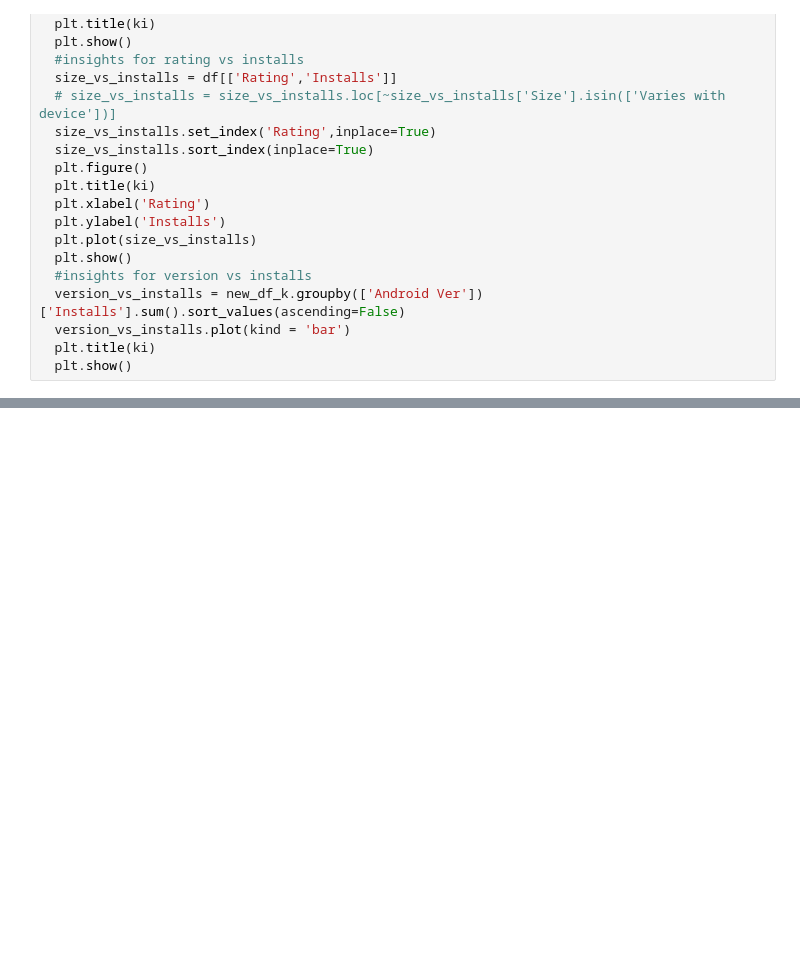
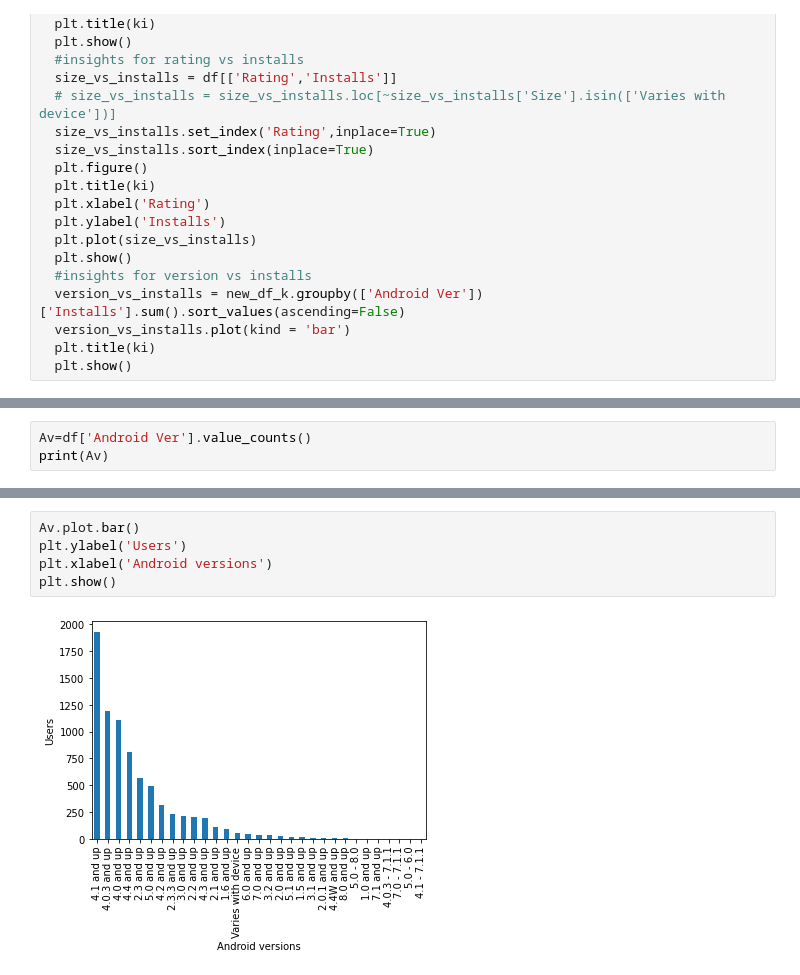
Before and after one commit to Sanjay9294/playstore-data-analysis, a Jupyter notebook: final_of_group_project_playstoredata1.ipynb, the cells around one changed output, grey strips where cells are left out. Drawn from its saved outputs; the diff is of its cells as text; blank space fills up the shorter version.

```diff
--- a/final_of_group_project_playstoredata1.ipynb
+++ b/final_of_group_project_playstoredata1.ipynb
@@ -350 +350,4 @@ See the caveats in the documentation: https://pandas.pydata.org/pandas-docs/stab
 ... (155 outputs left out)
+# %%
+Av=df['Android Ver'].value_counts()
+print(Av)
@@ -350,0 +372,7 @@ See the caveats in the documentation: https://pandas.pydata.org/pandas-docs/stab
+# %%
+Av.plot.bar()
+plt.ylabel('Users')
+plt.xlabel('Android versions')
+plt.show()
+# %% [output]
+[figure, added]
```
Also changed, not shown: parts of 17 cells of this notebook.
